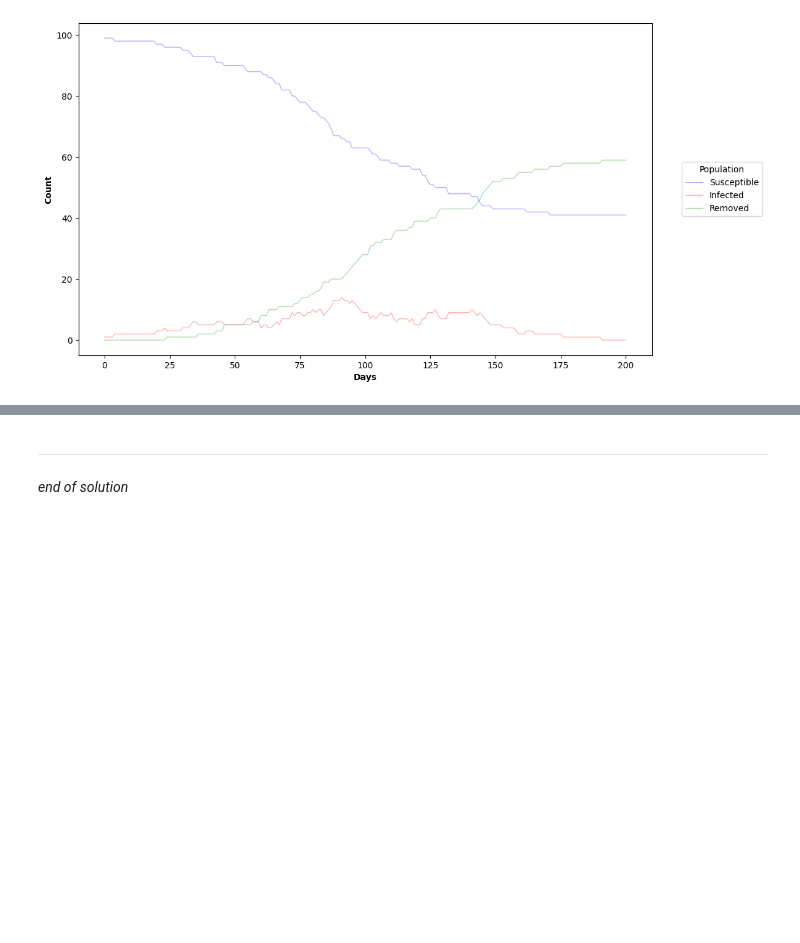
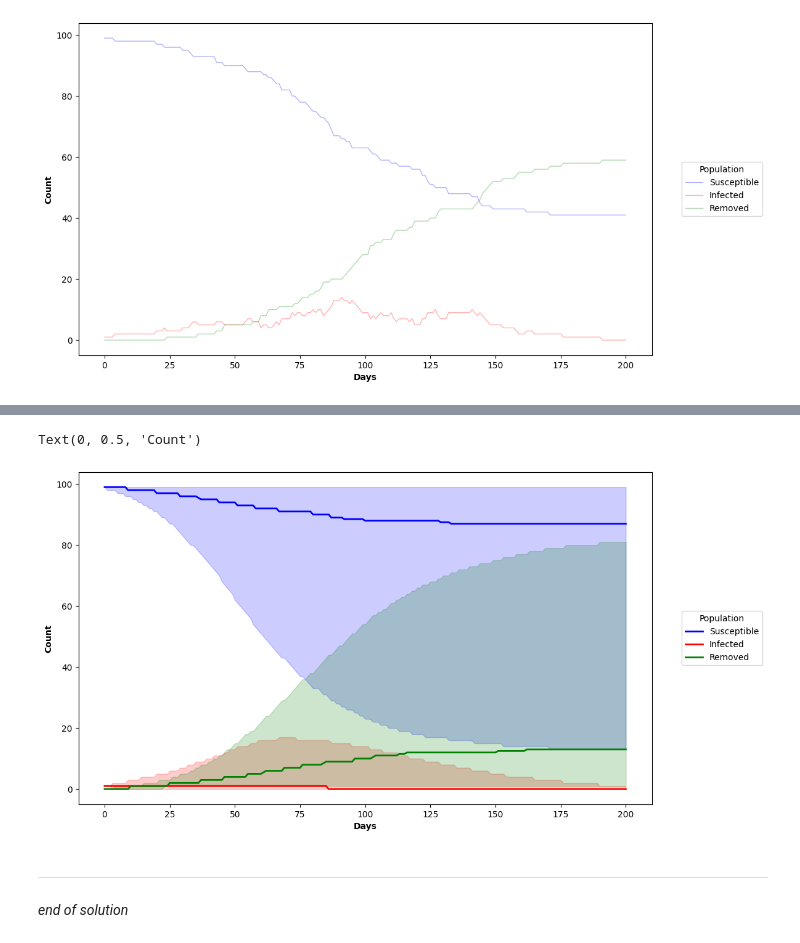
Before and after one commit to gem-epidemics/colab, a Jupyter notebook: iddinf/epi_refresher.ipynb, the cells around one changed output, grey strips where cells are left out. Cells and saved outputs as stored; diff of their text form; code cells hidden in the pictures; blank space fills up the shorter version.

```diff
--- a/iddinf/epi_refresher.ipynb
+++ b/iddinf/epi_refresher.ipynb
@@ -638,3 +698,25 @@ plot_epicurve(functional_epi_realizations)
+# %%
+all_states = np.stack([sim["state"] for sim in functional_epi_realizations], axis=0)
+t = functional_epi_realizations[0]["t"]
+
+median_state = np.median(all_states, axis=0)
+lower = np.percentile(all_states, 10.0, axis=0)
+upper = np.percentile(all_states, 90.0, axis=0)
+
+labels = [susceptible_label, infected_label, removed_label]
+colors = ["b", "r", "g"]
+
+plt.figure(figsize=(12, 7))
+for i, (color, label) in enumerate(zip(colors, labels)):
+    plt.plot(t, median_state[:, i], color=color, linewidth=2, label=label)
+    plt.fill_between(t, lower[:, i], upper[:, i], color=color, alpha=0.2)
+
+plt.legend(title="Population", loc=5, bbox_to_anchor=(1.2, 0.5))
+plt.xlabel("Days", fontweight="bold")
+plt.ylabel("Count", fontweight="bold")
+# %% [output]
+Text(0, 0.5, 'Count')
+[figure, added]
 # %% [markdown]
 ---
 _end of solution_
```
Also changed, not shown: parts of 14 cells of this notebook, 9 other files.
